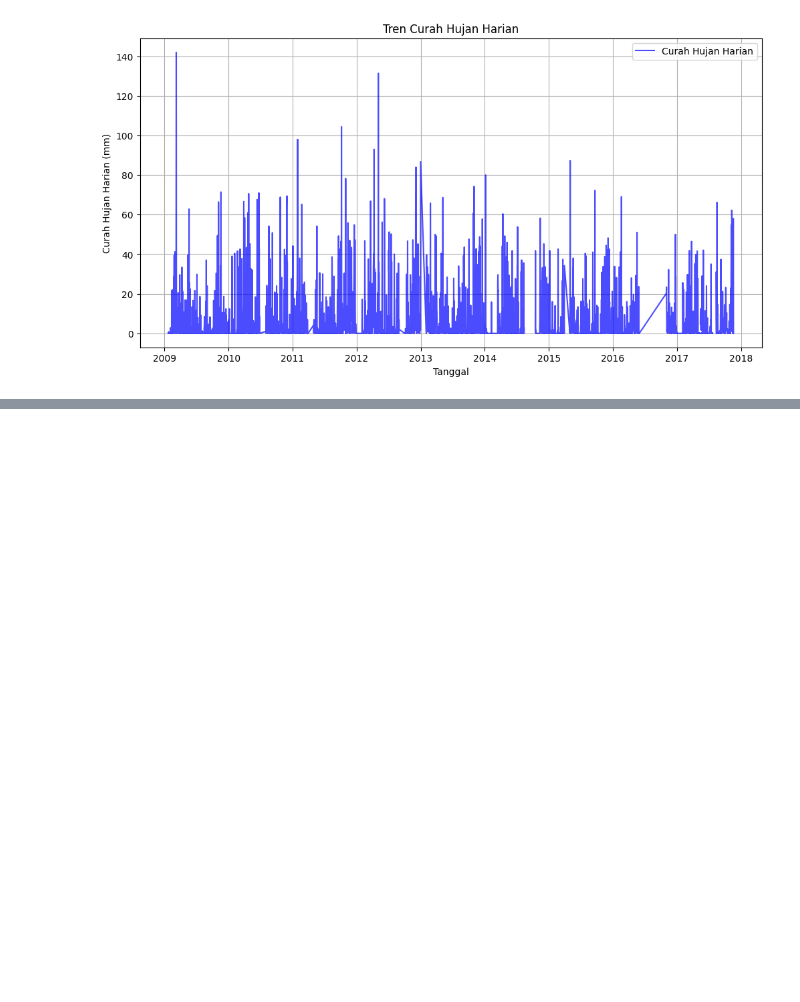
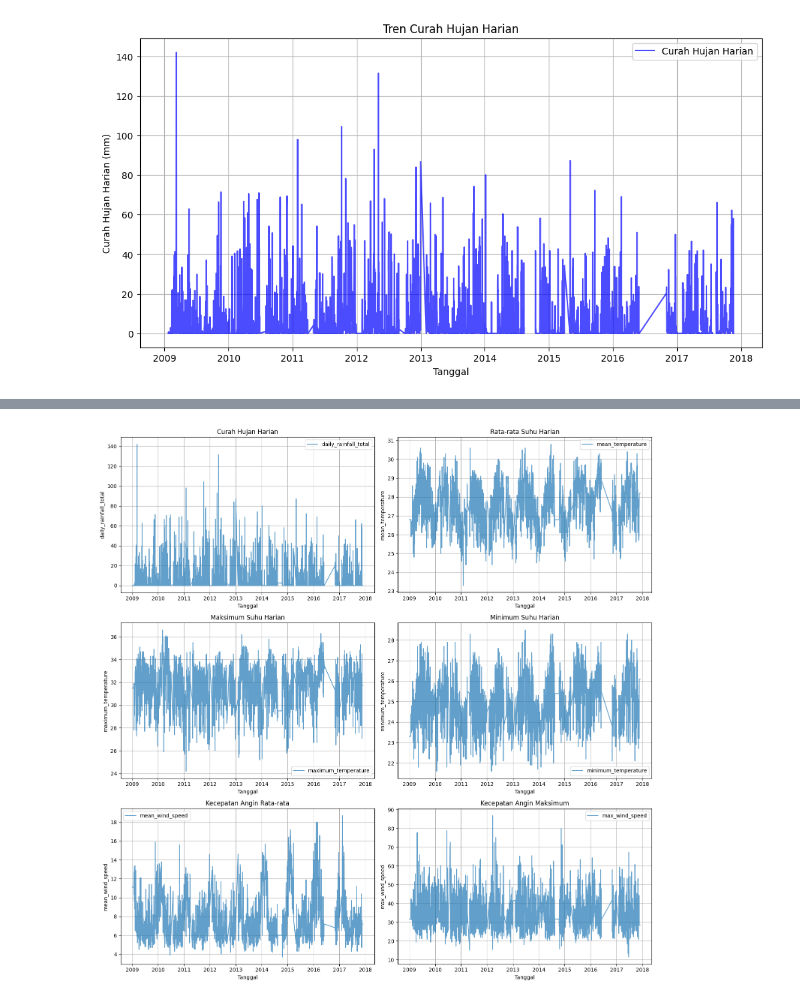
Before and after one commit to mie-intel/AI-WSM, a Jupyter notebook: A.ipynb, the cells around one changed output, grey strips where cells are left out. Cells and saved outputs as stored; diff of their text form; code cells hidden in the pictures; blank space fills up the shorter version.

```diff
--- a/A.ipynb
+++ b/A.ipynb
@@ -105,0 +171,4 @@ plt.show()
+# %%
+removed_columns = ['highest_30_min_rainfall', 'highest_60_min_rainfall', 'highest_120_min_rainfall']
+data_clean = data.drop(columns=removed_columns)
+data_clean.head()
@@ -105,0 +184,5 @@ plt.show()
+# %%
+numerical_columns = data_clean.select_dtypes(include=[np.number]).columns.tolist()
+data_clean[numerical_columns] = data_clean[numerical_columns].ffill()
+data_clean[numerical_columns] = data_clean[numerical_columns].bfill()
+data_clean.isnull().sum()
@@ -105,0 +208,25 @@ plt.show()
+# %%
+fig, axes = plt.subplots(3, 2, figsize=(15, 15))  # Create a 3x2 grid of subplots
+
+columns_to_plot = numerical_columns  # Use the numerical columns for plotting
+titles = [
+    "Curah Hujan Harian",
+    "Rata-rata Suhu Harian",
+    "Maksimum Suhu Harian",
+    "Minimum Suhu Harian",
+    "Kecepatan Angin Rata-rata",
+    "Kecepatan Angin Maksimum",
+]
+
+for ax, col, title in zip(axes.flatten(), columns_to_plot, titles):
+    ax.plot(data_clean['date'], data_clean[col], label=col, alpha=0.7)
+    ax.set_title(title)
+    ax.set_xlabel("Tanggal")
+    ax.set_ylabel(col)
+    ax.legend()
+    ax.grid()
+
+plt.tight_layout()  # Adjust spacing between subplots
+plt.show()
+# %% [output]
+[figure, added]
```
Also changed, not shown: parts of 12 cells of this notebook.
